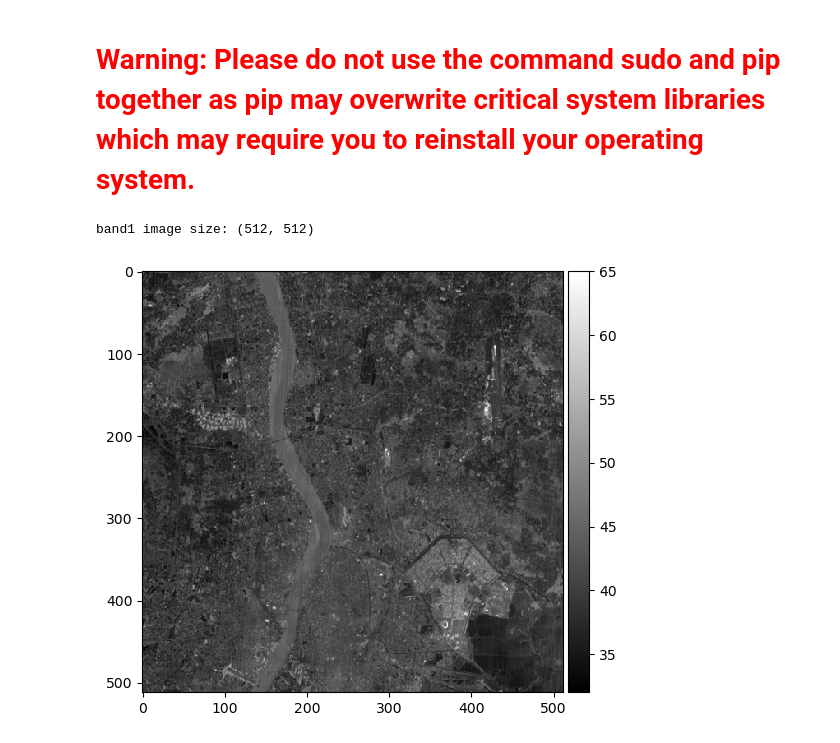
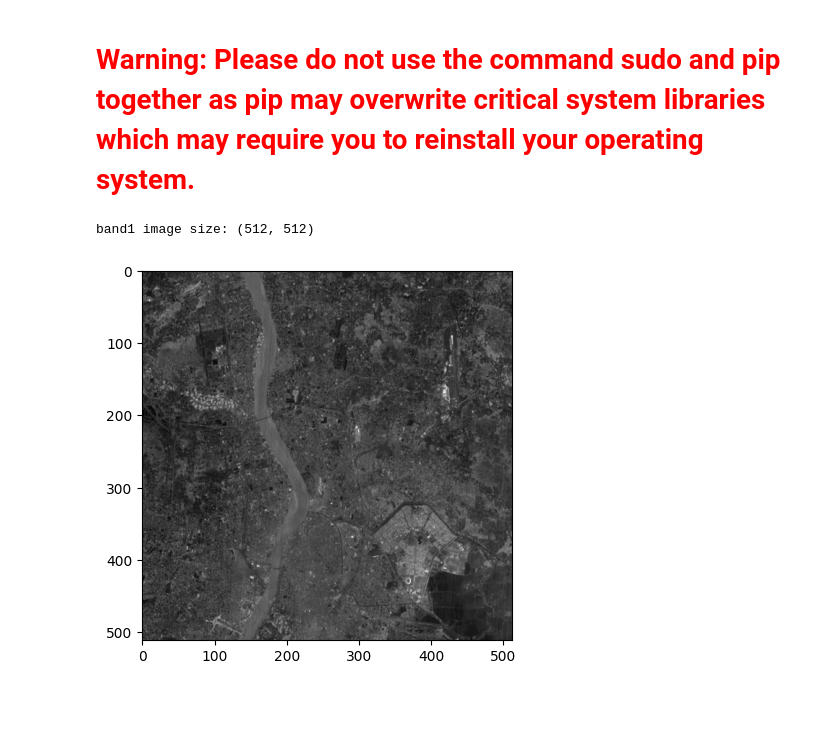
Before and after one commit to biswajit-github-2022/RKMVERI_2ND, a Jupyter notebook: class/ML/SS_assignments_2/band_image_read.ipynb, the cells around one changed output. Cells and saved outputs as stored; diff of their text form; code cells hidden in the pictures; blank space fills up the shorter version.

```diff
--- a/class/ML/SS_assignments_2/band_image_read.ipynb
+++ b/class/ML/SS_assignments_2/band_image_read.ipynb
@@ -18,15 +18,15 @@ For installation please go through: https://scikit-image.org/docs/stable/user_gu
 # <font color='red'>Warning: Please do not use the command sudo and pip together as pip may overwrite critical system libraries which may require you to reinstall your operating system.</font>
 # %%
 # IMAGE FILE NAME YOU WANT TO READ
-img_filename = 'data/band1.gif'
+img_filename = '/home/biswajitrana/Documents/2nd_semester/RKMVERI_2ND/class/ML/SS_assignments_2/band1.gif'
 
-img = io.imread(img_filename).astype('double').mean(axis=2)
+img = plt.imread(img_filename).astype('double').mean(axis=2)
 
 print('band1 image size: {}' .format(img.shape))
 
 # DISPLAY
-io.imshow(img, cmap='gray')
-io.show()
+plt.imshow(img, cmap='gray')
+plt.show()
 # %% [output]
 band1 image size: (512, 512)
-[figure, old version]
+[figure, new version]
```
Also changed, not shown: 5 other files.
